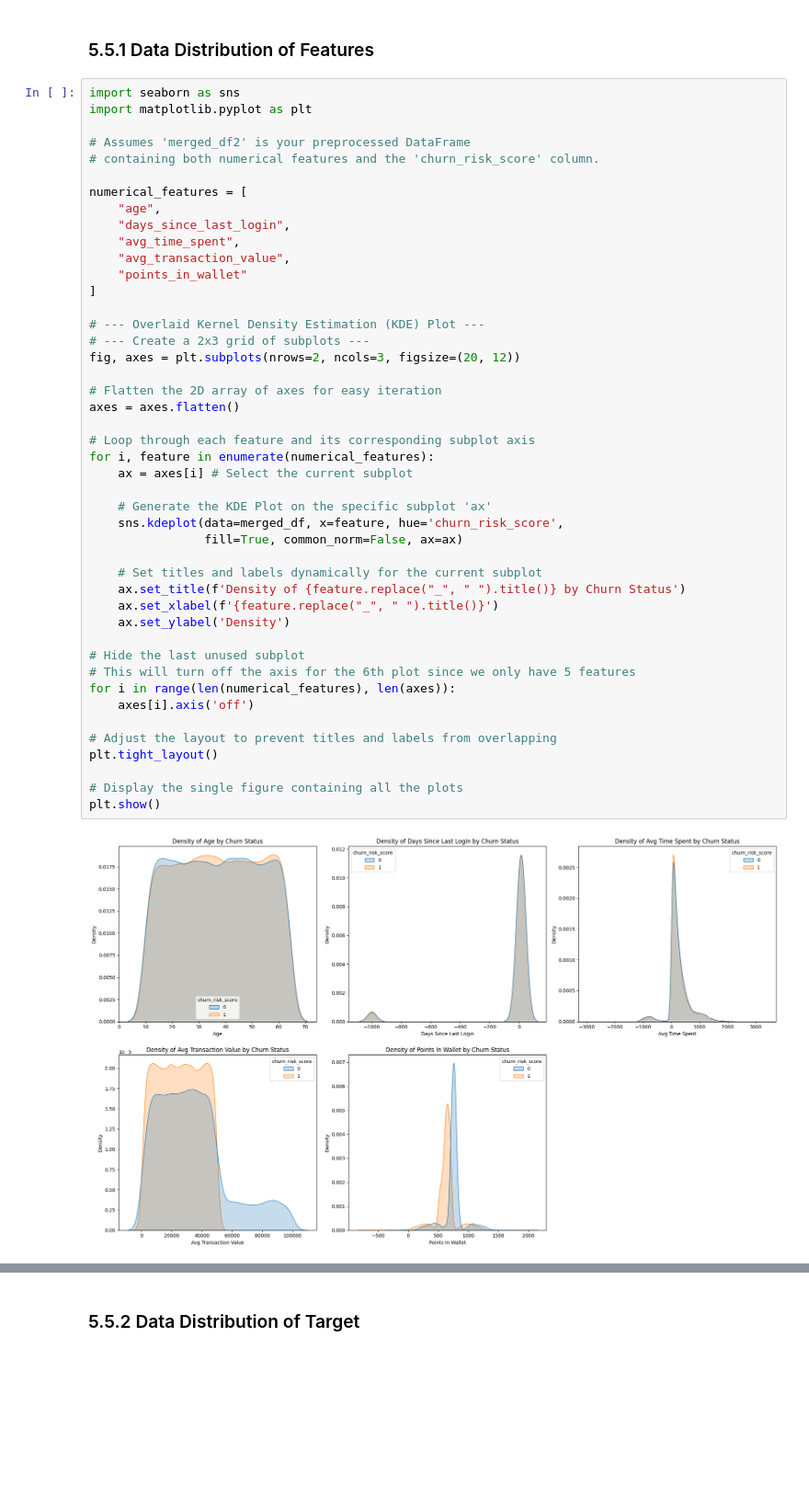
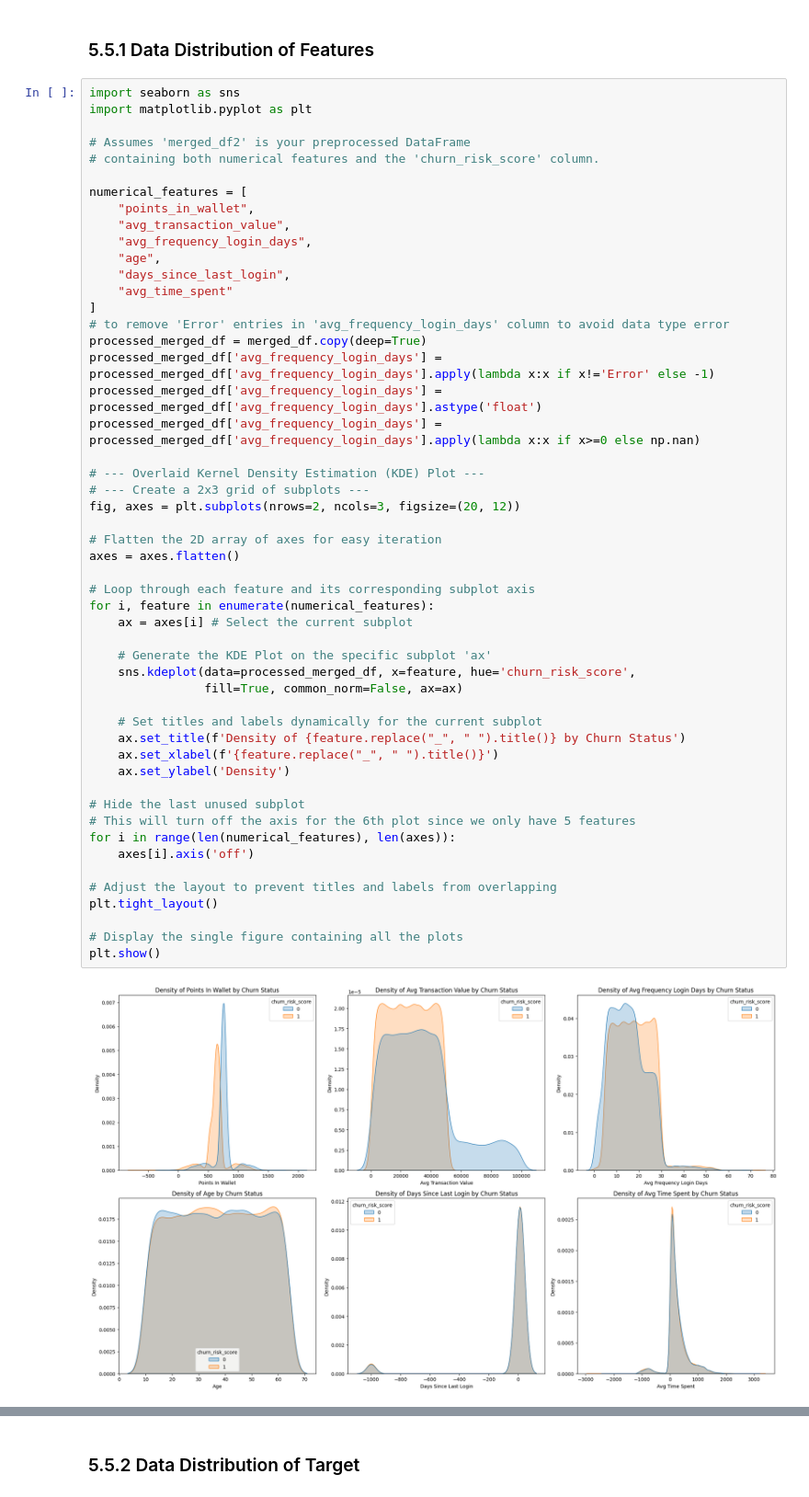
Before and after one commit to tan-yong-sheng/FYP-enhancing-churn-prediction-with-slm-and-llm, a Jupyter notebook: notebook/modeling/01_bimodal_model_with_llm_embedding.ipynb, the cells around one changed output, grey strips where cells are left out. Shown at 92% size. Saved outputs shown, nothing was run; the diff lists cells and outputs as text; blank space fills up the shorter version.

```diff
--- a/notebook/modeling/01_bimodal_model_with_llm_embedding.ipynb
+++ b/notebook/modeling/01_bimodal_model_with_llm_embedding.ipynb
@@ -288,42 +276,48 @@ import matplotlib.pyplot as plt
 # containing both numerical features and the 'churn_risk_score' column.
 
 numerical_features = [
+    "points_in_wallet",
+    "avg_transaction_value",
+    "avg_frequency_login_days",
     "age",
     "days_since_last_login",
-    "avg_time_spent",
-    "avg_transaction_value",
-    "points_in_wallet"
+    "avg_time_spent"
 ]
+# to remove 'Error' entries in 'avg_frequency_login_days' column to avoid data type error
+processed_merged_df = merged_df.copy(deep=True)
+processed_merged_df['avg_frequency_login_days'] = processed_merged_df['avg_frequency_login_days'].apply(lambda x:x if x!='Error' else -1)
+processed_merged_df['avg_frequency_login_days'] = processed_merged_df['avg_frequency_login_days'].astype('float')
+processed_merged_df['avg_frequency_login_days'] = processed_merged_df['avg_frequency_login_days'].apply(lambda x:x if x>=0 else np.nan)
 
 # --- Overlaid Kernel Density Estimation (KDE) Plot ---
 # --- Create a 2x3 grid of subplots ---
 fig, axes = plt.subplots(nrows=2, ncols=3, figsize=(20, 12))
 
 # Flatten the 2D array of axes for easy iteration
 axes = axes.flatten()
 
 # Loop through each feature and its corresponding subplot axis
 for i, feature in enumerate(numerical_features):
     ax = axes[i] # Select the current subplot
 
     # Generate the KDE Plot on the specific subplot 'ax'
-    sns.kdeplot(data=merged_df, x=feature, hue='churn_risk_score',
+    sns.kdeplot(data=processed_merged_df, x=feature, hue='churn_risk_score',
                 fill=True, common_norm=False, ax=ax)
 
     # Set titles and labels dynamically for the current subplot
     ax.set_title(f'Density of {feature.replace("_", " ").title()} by Churn Status')
     ax.set_xlabel(f'{feature.replace("_", " ").title()}')
     ax.set_ylabel('Density')
 
 # Hide the last unused subplot
 # This will turn off the axis for the 6th plot since we only have 5 features
 for i in range(len(numerical_features), len(axes)):
     axes[i].axis('off')
 
 # Adjust the layout to prevent titles and labels from overlapping
 plt.tight_layout()
 
 # Display the single figure containing all the plots
 plt.show()
 # %% [output]
-[figure, old version]
+[figure, new version]
```
Also changed, not shown: parts of 9 cells of this notebook, 5 other files.
